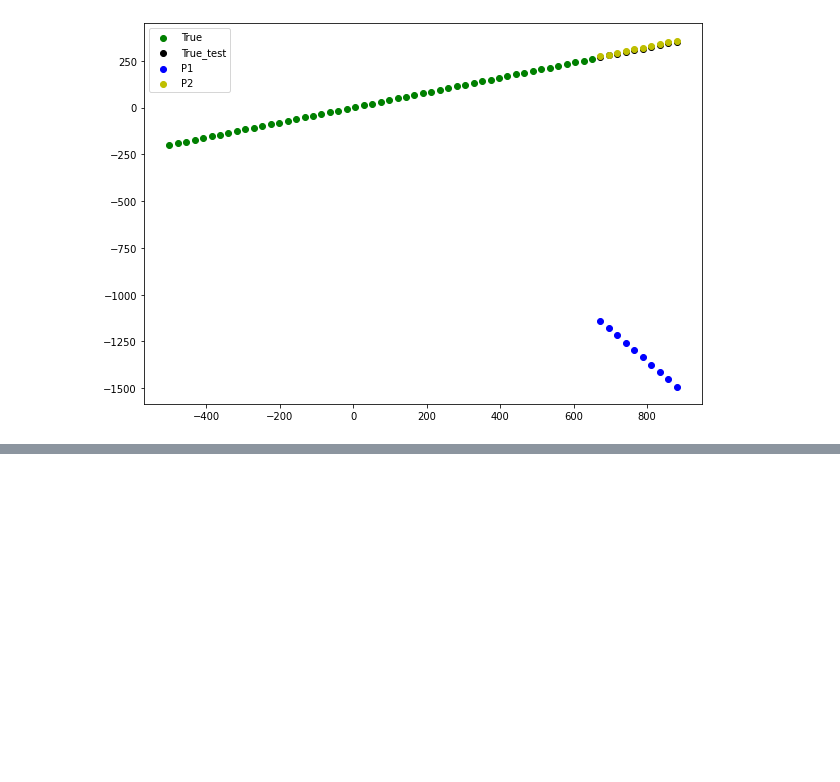
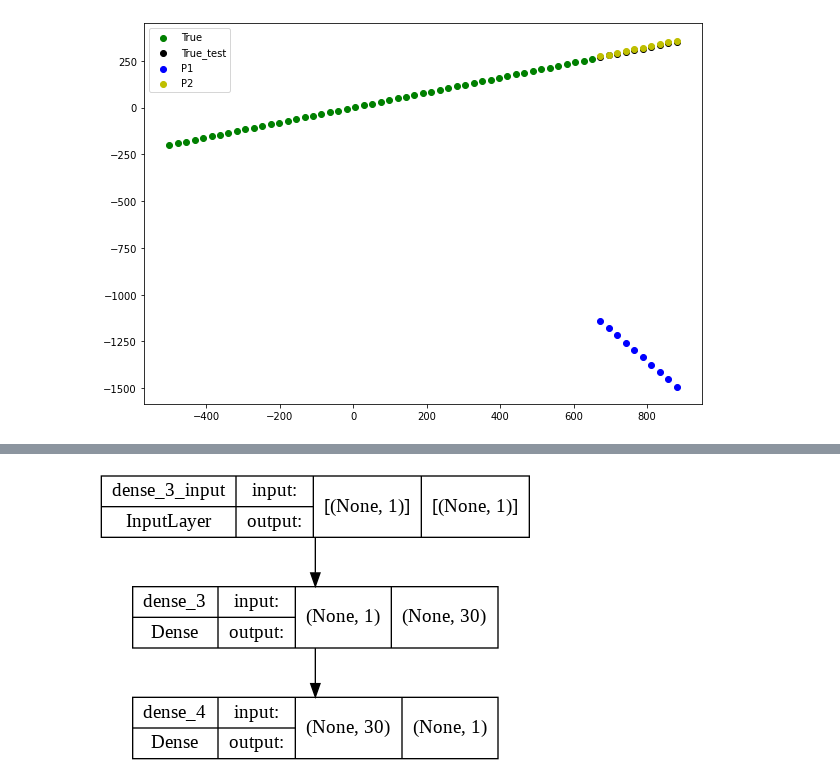
Before and after one commit to BenFarz/Demo, a Jupyter notebook: Untitled0.ipynb, the cells around one changed output, grey strips where cells are left out. Cells and saved outputs as stored; diff of their text form; code cells hidden in the pictures; blank space fills up the shorter version.

```diff
--- a/Untitled0.ipynb
+++ b/Untitled0.ipynb
@@ -128,0 +120,6 @@ bekesh()
+# %%
+from tensorflow.keras.utils import plot_model
+plot_model(model = model1, show_shapes = True),
+plot_model(model = model2, show_shapes = True)
+# %% [output]
+[figure, added]
```
Also changed, not shown: parts of 4 cells of this notebook.
